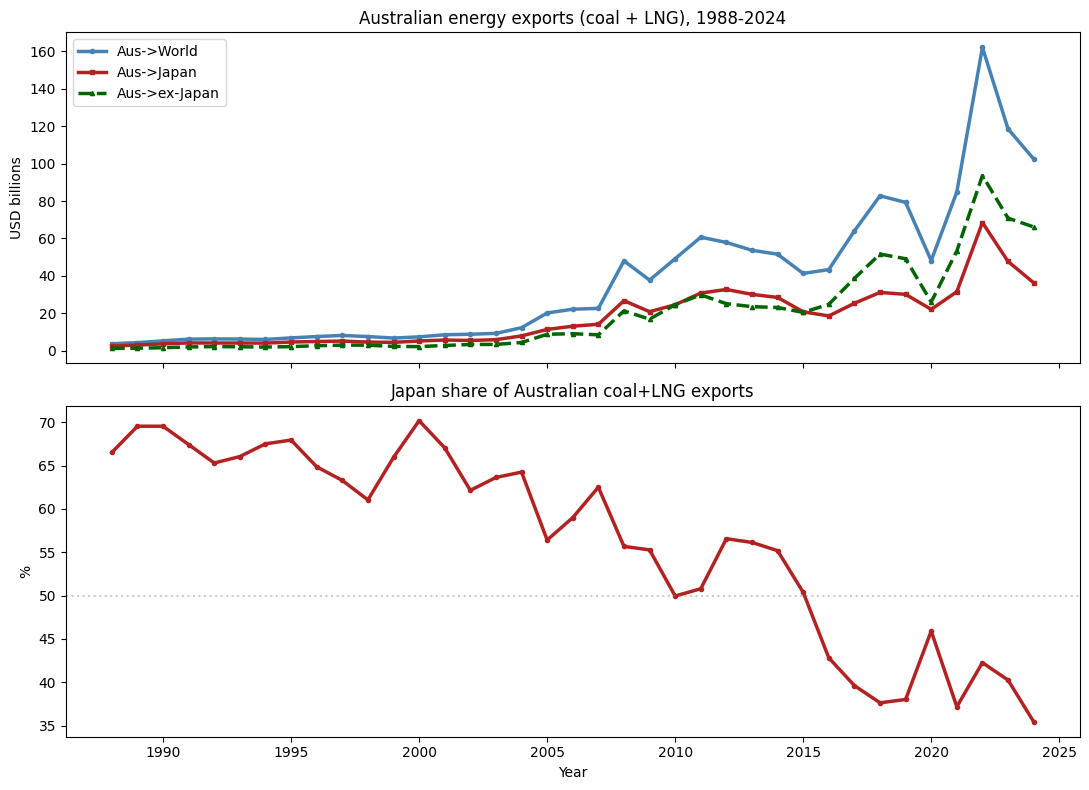
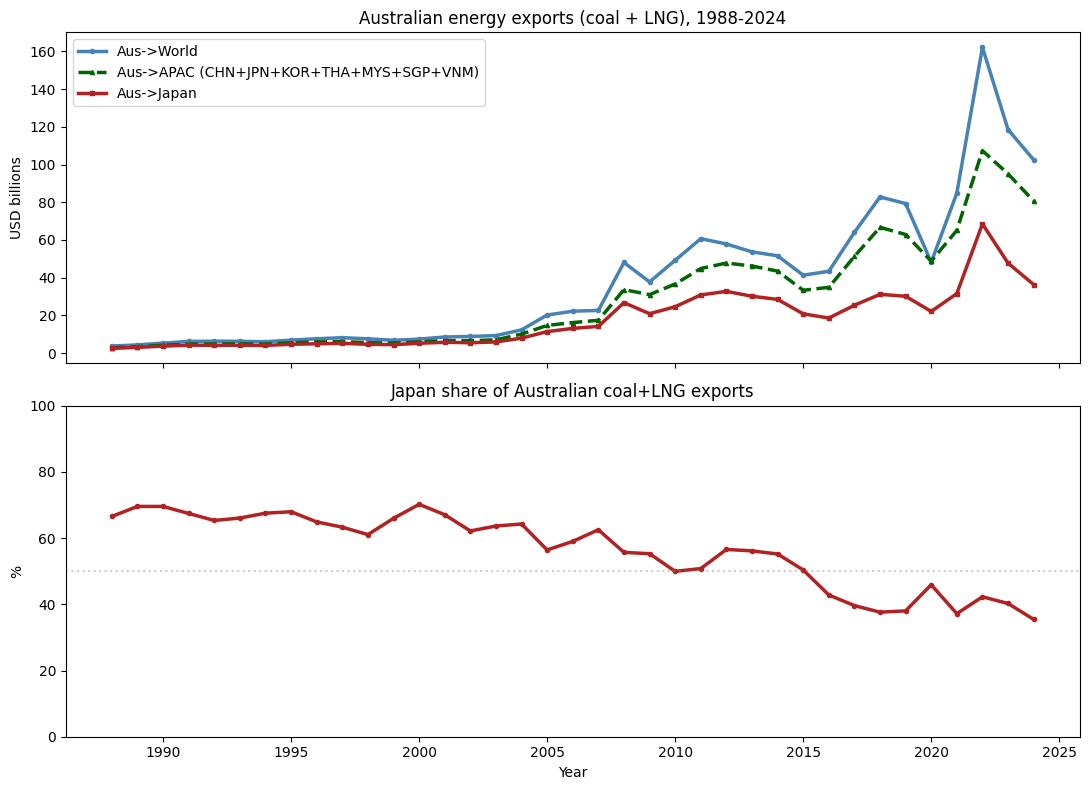
The change to this notebook cell's code, shown as a diff; its figure went from the first image to the second:
--- before
+++ after
@@ -5,8 +5,9 @@
 ax.plot(p.year, p['export_energy_usd_to_world'] / 1e9, label='Aus->World',
         color='steelblue', linewidth=2.5, marker='o', ms=3)
+ax.plot(p.year, p['export_energy_usd_to_apac'] / 1e9,
+        label='Aus->APAC (CHN+JPN+KOR+THA+MYS+SGP+VNM)',
+        color='darkgreen', linewidth=2.5, marker='^', ms=3, ls='--')
 ax.plot(p.year, p['export_energy_usd_to_jpn'] / 1e9, label='Aus->Japan',
         color='firebrick', linewidth=2.5, marker='s', ms=3)
-ax.plot(p.year, p['export_energy_usd_to_exjpn'] / 1e9, label='Aus->ex-Japan',
-        color='darkgreen', linewidth=2.5, marker='^', ms=3, ls='--')
 ax.set_ylabel('USD billions')
 ax.set_title('Australian energy exports (coal + LNG), 1988-2024')
@@ -19,4 +20,5 @@
 ax.set_xlabel('Year')
 ax.set_title('Japan share of Australian coal+LNG exports')
+ax.set_ylim(0, 100)
 ax.axhline(50, color='gray', ls=':', alpha=0.4)
 

Commit: Plot scaling changes + APAC graph